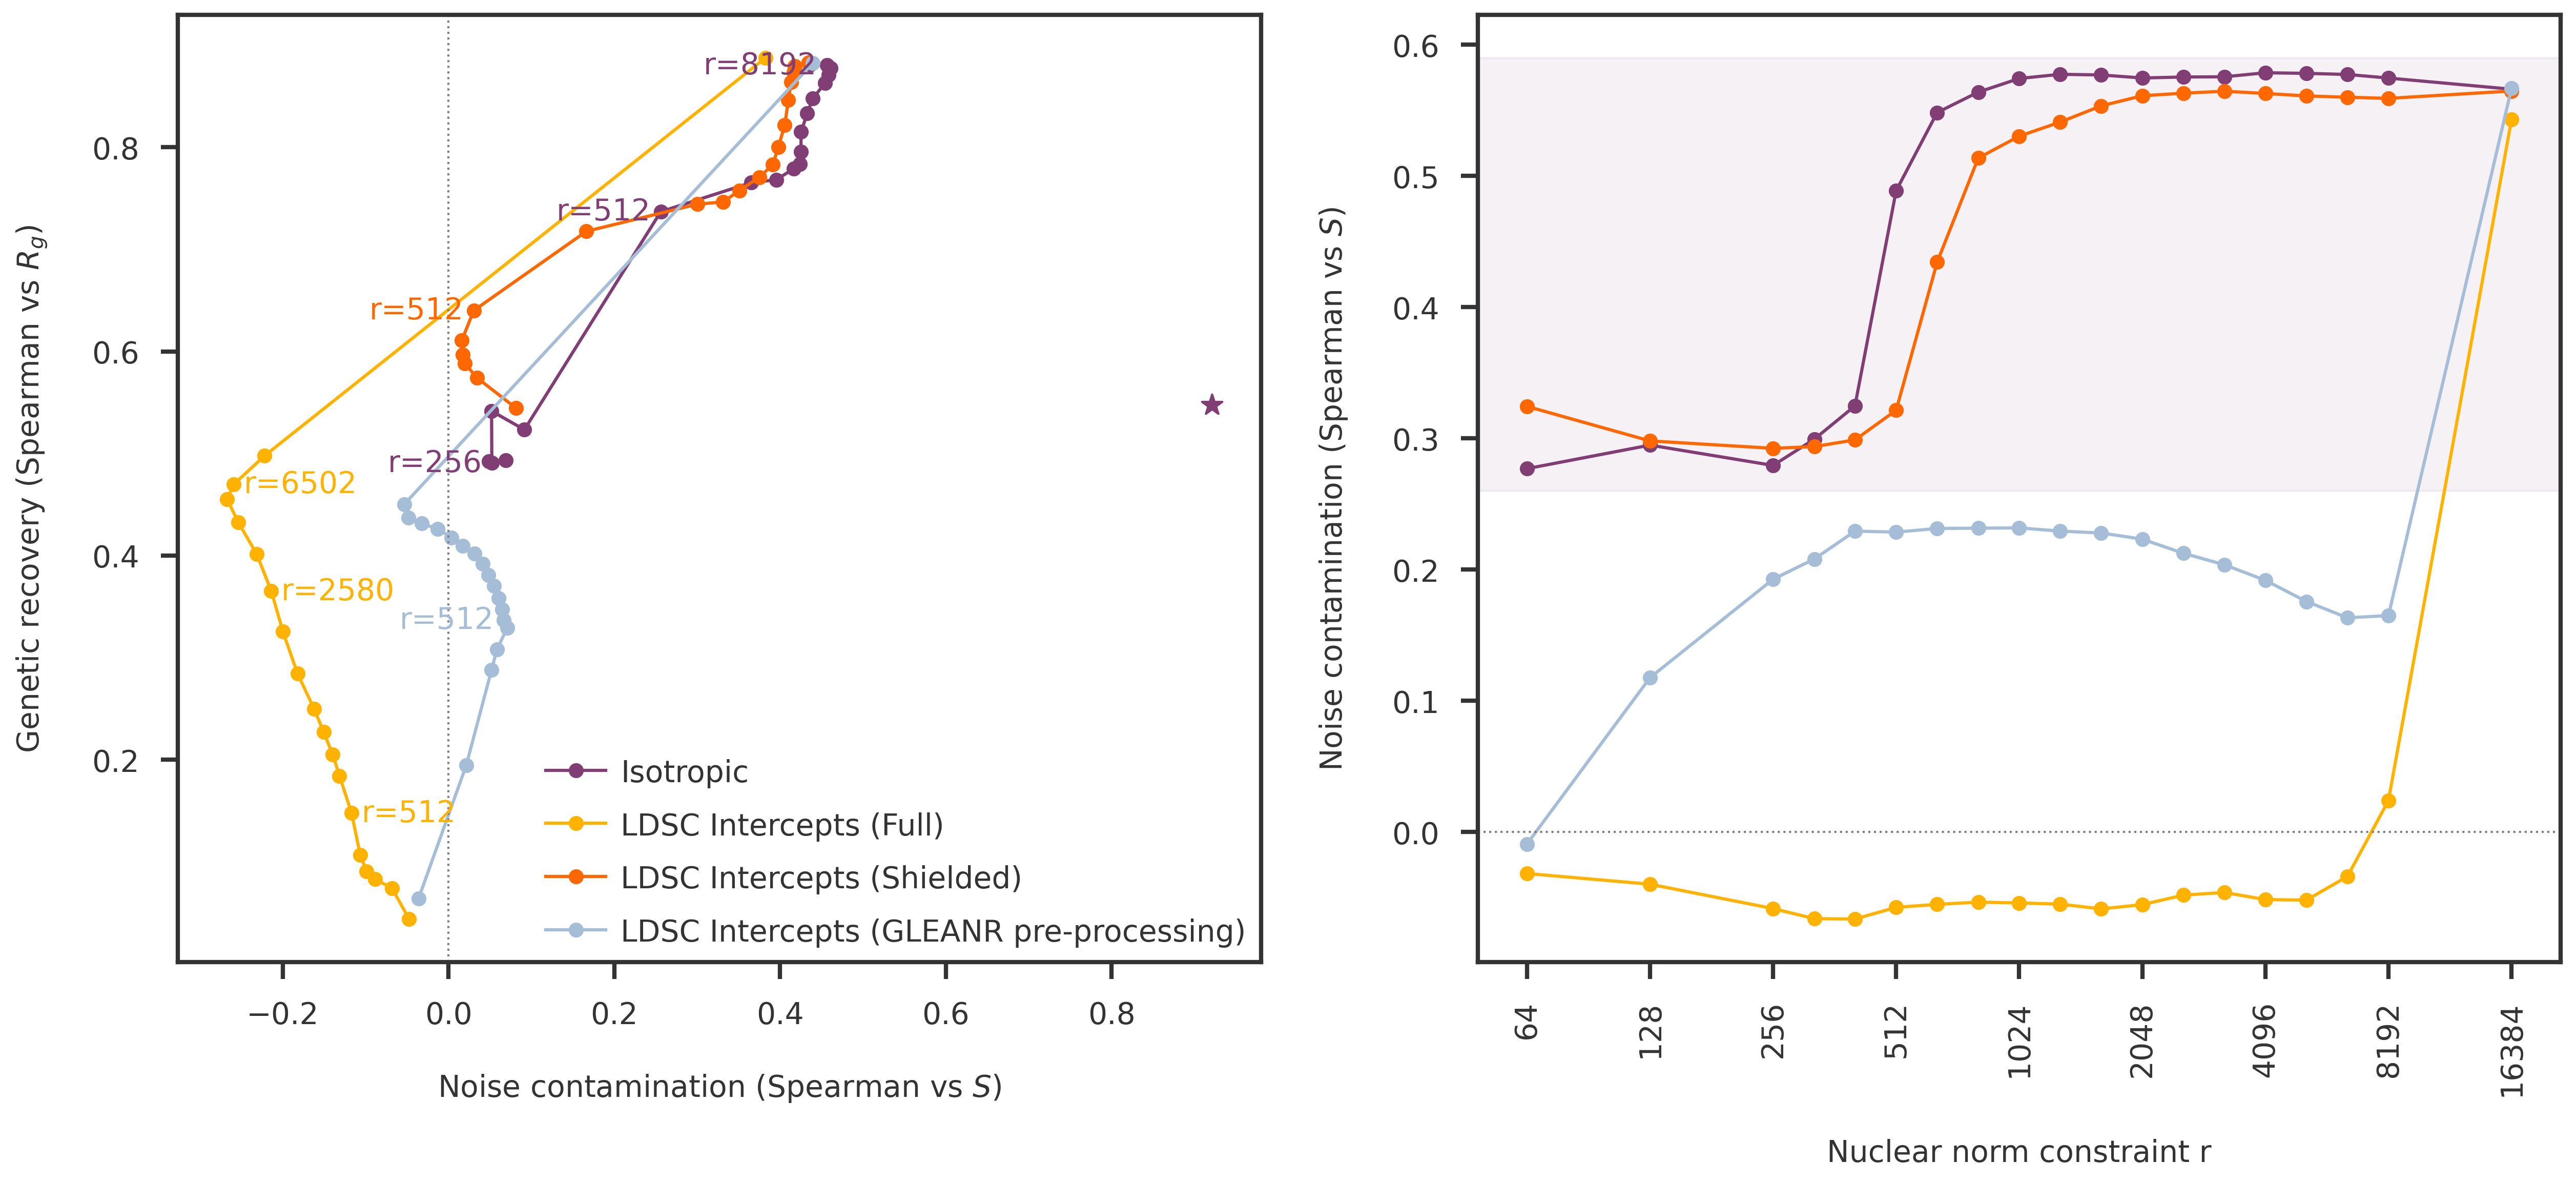
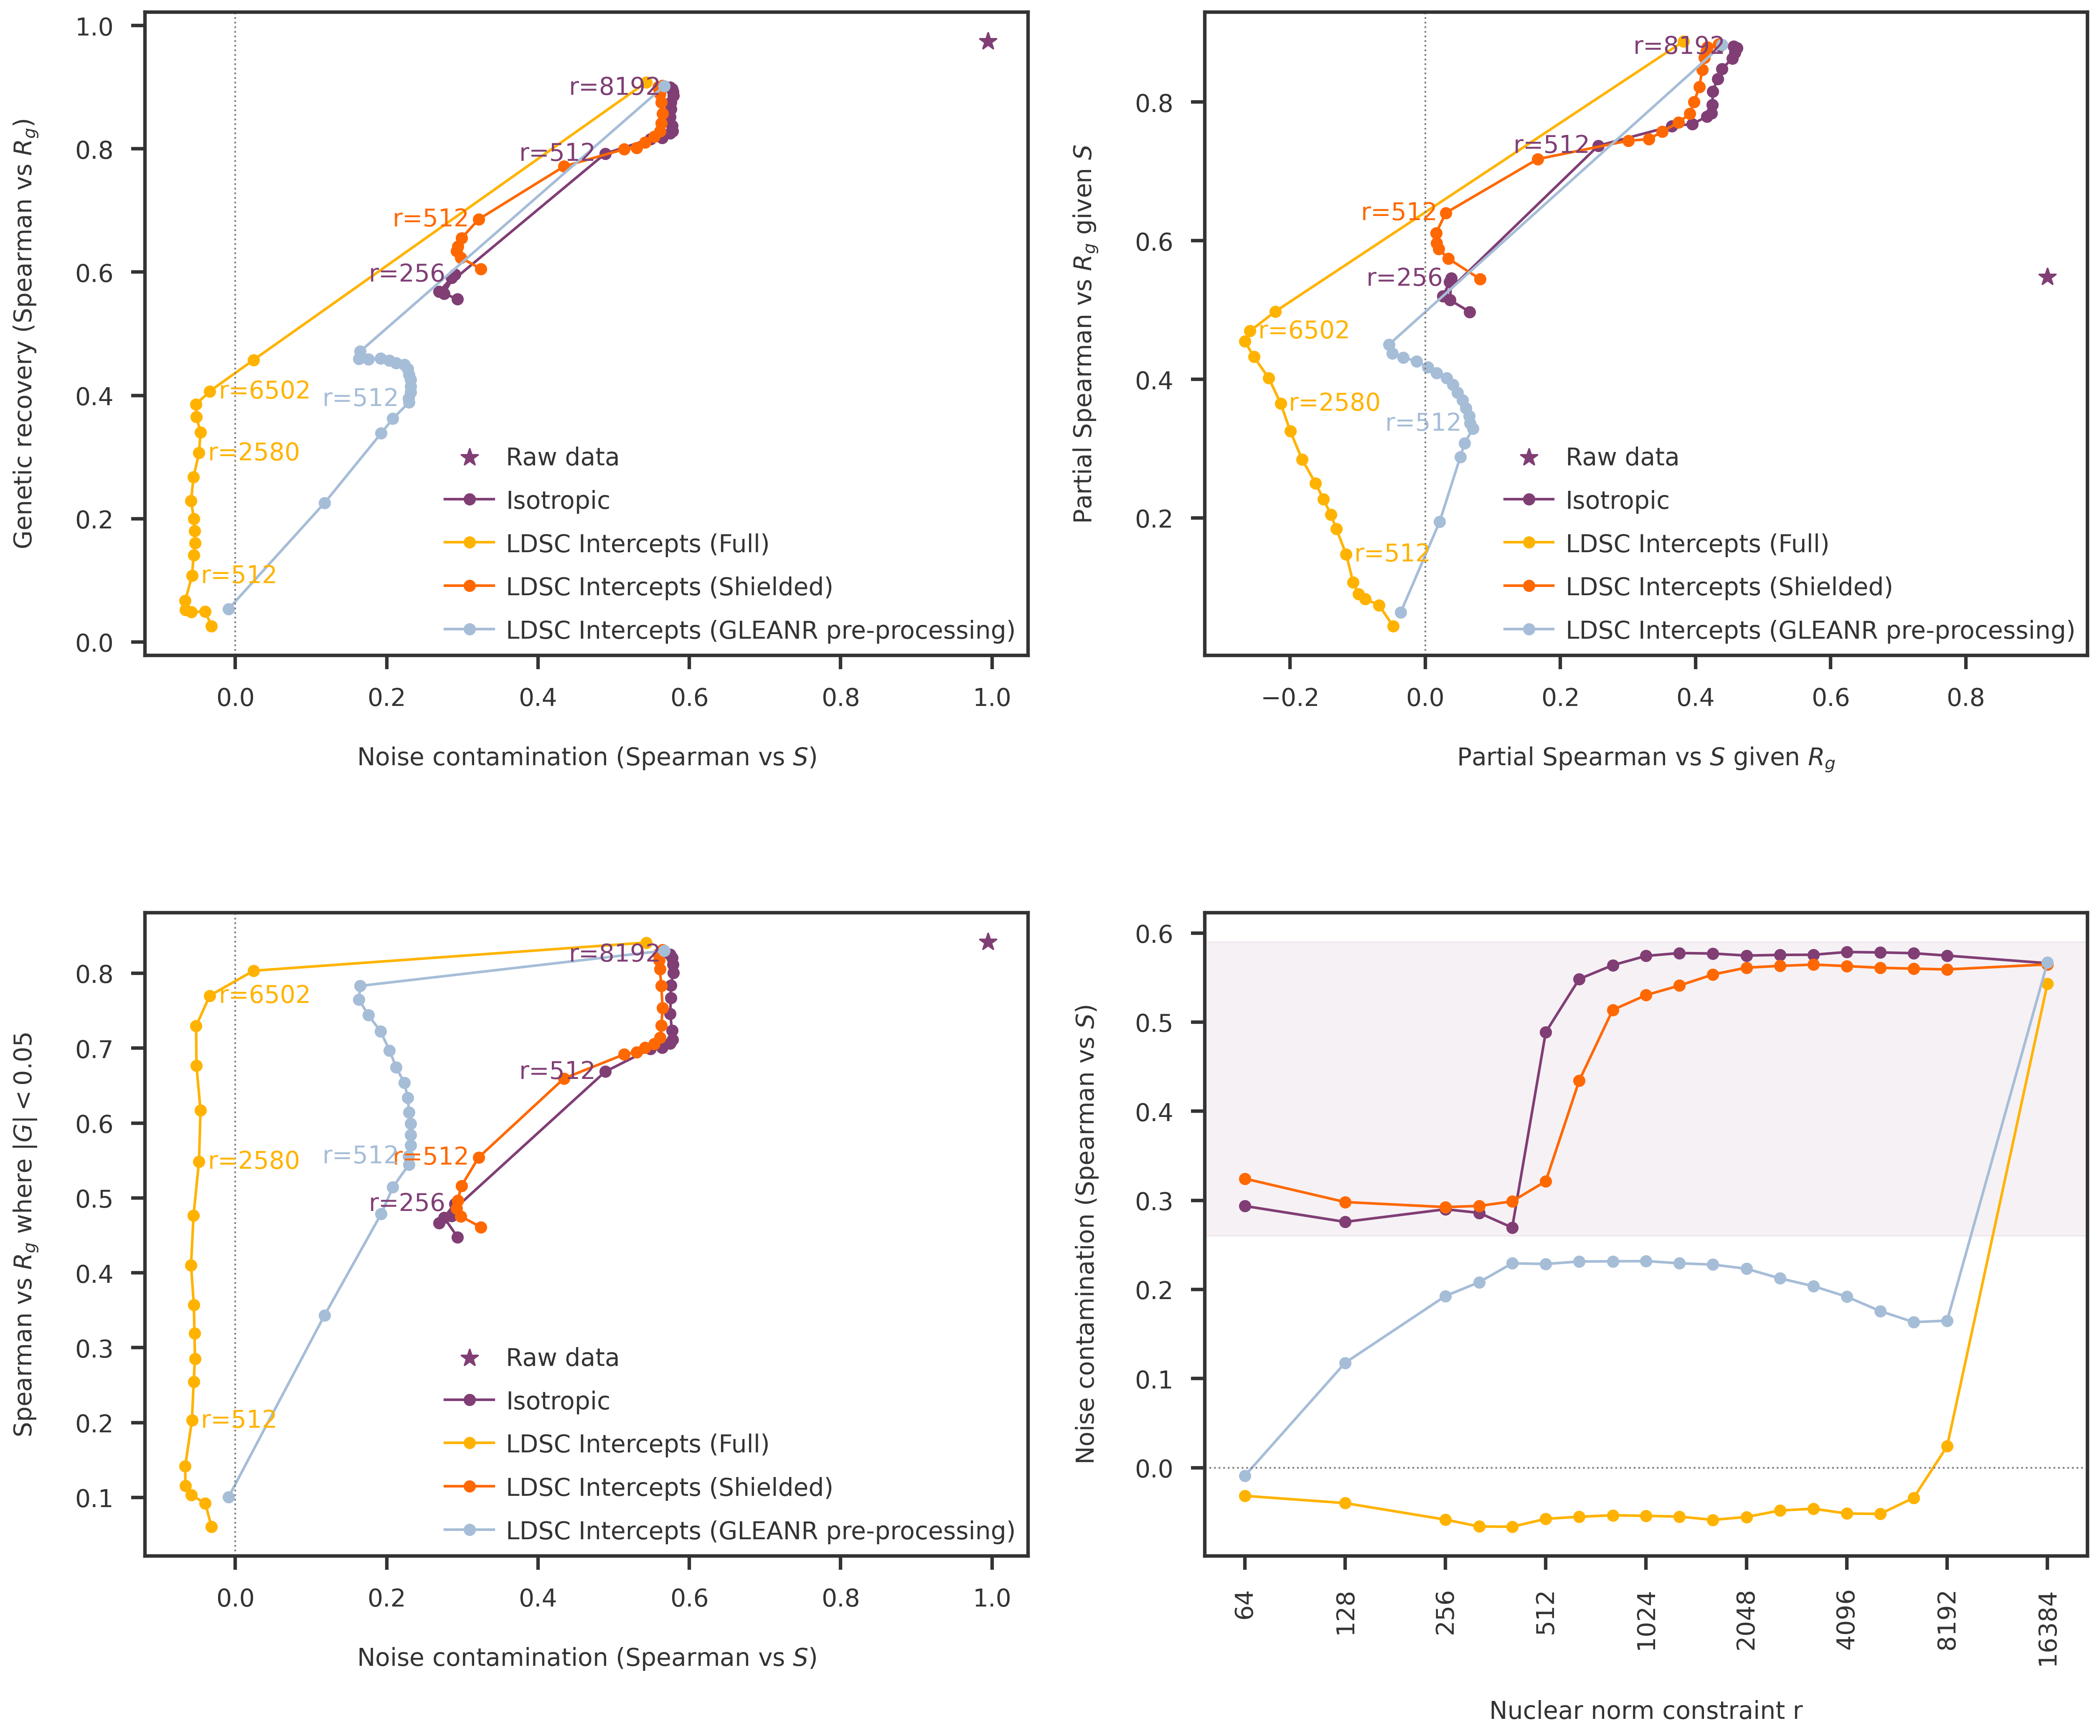
The notebook cell's code change between the first figure and the second:
--- before
+++ after
@@ -48,56 +48,101 @@
 }
 
-fig = plt.figure(figsize = (20,8))
-gs  = fig.add_gridspec(nrows=1, ncols=2, wspace=0.2, hspace=0)
+fig = plt.figure(figsize = (20,16))
+gs  = fig.add_gridspec(nrows=2, ncols=2, wspace=0.2, hspace=0.4)
 ax1 = fig.add_subplot(gs[0, 0])
 ax2 = fig.add_subplot(gs[0, 1])
+ax3 = fig.add_subplot(gs[1, 0])
+ax4 = fig.add_subplot(gs[1, 1])
 
-xcolname = "partial_noise_given_rg"
-ycolname = "partial_rg_given_noise"
-# xcolname = "spearman_vs_noise"
-# ycolname = "spearman_vs_rg"
-lines = {}
-for vname, vparams in plot_variants.items():
-    df = recovery_df[vname]
-    lines[vname], = ax1.plot(df[xcolname], df[ycolname], 'o-', label=vparams['label'])
+def make_spearman_plot(
+    ax, xcolname, ycolname,
+    xlabel, ylabel,
+    show_raw_ref=False, 
+    line_colors=None,
+):
+    # plot_variants
+    # recovery_df
+    # recovery_df_raw
+    
+    if show_raw_ref:
+        ax.scatter(recovery_df_raw[xcolname], recovery_df_raw[ycolname], 
+                   marker="*", s=100, label="Raw data")
+    
+    lines = {}
+    for vname, vparams in plot_variants.items():
+        df = recovery_df[vname]
+        lines[vname], = ax.plot(df[xcolname], df[ycolname], 'o-', label=vparams['label'])
+        
+    if line_colors is None:
+        line_colors = {vname: lines[vname].get_color() for vname in plot_variants.keys()}
 
-def make_tag_on_lines(df, rlist, dx, dy, color, ha='left'):
-    for r in rlist:
-        x, y = df.loc[r, xcolname], df.loc[r, ycolname]
-        ax1.annotate(f'r={r}', (x,y), (x+dx,y+dy), color=color, ha=ha, va='center')
-ax1.axvline(0, color='gray', lw=1, ls='dotted')
-        
-for vname, vparams in plot_variants.items():
-    make_tag_on_lines(
-        recovery_df[vname], vparams['tag_locs'], 
-        vparams['tag_dx'], vparams['tag_dy'], 
-        lines[vname].get_color(),
-        ha=vparams['tag_ha'],
-    )
+    def make_tag_on_lines(df, rlist, dx, dy, color, ha='left'):
+        for r in rlist:
+            x, y = df.loc[r, xcolname], df.loc[r, ycolname]
+            ax.annotate(f'r={r}', (x,y), (x+dx,y+dy), color=color, ha=ha, va='center')
+    ax.axvline(0, color='gray', lw=1, ls='dotted')
+
+    for vname, vparams in plot_variants.items():
+        make_tag_on_lines(
+            recovery_df[vname], vparams['tag_locs'], 
+            vparams['tag_dx'], vparams['tag_dy'], 
+            line_colors[vname],
+            ha=vparams['tag_ha'],
+        )
+
+    ax.legend(handlelength=2)
+    ax.set_xlabel(xlabel)
+    ax.set_ylabel(ylabel)
     
-ax1.scatter(recovery_df_raw[xcolname], recovery_df_raw[ycolname], marker="*", s=100)
+    return line_colors
     
-ax1.legend(handlelength=2)
-ax1.set_xlabel(r"Noise contamination (Spearman vs $S$)")
-ax1.set_ylabel(r"Genetic recovery (Spearman vs $R_g$)")
-# ax1.set_ylabel(r"Genetic recovery (Spearman vs $R_g$ where $|G| < 0.05$ )")
+line_colors = make_spearman_plot(
+    ax1, 
+    "spearman_vs_noise", 
+    "spearman_vs_rg",
+    r"Noise contamination (Spearman vs $S$)", 
+    r"Genetic recovery (Spearman vs $R_g$)",
+    show_raw_ref=True,
+    line_colors=None,
+)
+
+_ = make_spearman_plot(
+    ax2, 
+    "partial_noise_given_rg", 
+    "partial_rg_given_noise",
+    r"Partial Spearman vs $S$ given $R_g$", 
+    r"Partial Spearman vs $R_g$ given $S$",
+    show_raw_ref=True,
+    line_colors=line_colors,
+)
+
+_ = make_spearman_plot(
+    ax3, 
+    "spearman_vs_noise", 
+    "spearman_vs_rg_clean",
+    r"Noise contamination (Spearman vs $S$)", 
+    r"Spearman vs $R_g$ where $|G| < 0.05$",
+    show_raw_ref=True,
+    line_colors=line_colors,
+)
 
 ycolname = "spearman_vs_noise"
 x, xticks, xlabels  = get_r_scaled(rank_list, scale="log2")
+
 for vname, vparams in plot_variants.items():
     df = recovery_df[vname]
-    ax2.plot(x, df[ycolname], 'o-', label=vparams['label'], color=lines[vname].get_color())
+    ax4.plot(x, df[ycolname], 'o-', label=vparams['label'], color=line_colors[vname])
     
-ax2.axhline(0, color='gray', lw=1, ls='dotted')
-ax2.axhspan(0.26, 0.59, color=lines['identity'].get_color(), alpha=0.07)
+ax4.axhline(0, color='gray', lw=1, ls='dotted')
+ax4.axhspan(0.26, 0.59, color=line_colors['identity'], alpha=0.07)
 
-ax2.set_xticks(xticks)
-ax2.set_xticklabels(xlabels, rotation=90)
-ax2.set_xlabel("Nuclear norm constraint r")
-ax2.set_ylabel(r"Noise contamination (Spearman vs $S$)")
+ax4.set_xticks(xticks)
+ax4.set_xticklabels(xlabels, rotation=90)
+ax4.set_xlabel("Nuclear norm constraint r")
+ax4.set_ylabel(r"Noise contamination (Spearman vs $S$)")
 
 
-# outfile_name=f"figures/pgc_recovery_contamination_tradeoff_78_traits"
-# plt.savefig(f"{outfile_name}.pdf", bbox_inches='tight')
-# plt.savefig(f"{outfile_name}.png", bbox_inches='tight')
+outfile_name=f"figures/pgc_recovery_contamination_tradeoff_78_traits"
+plt.savefig(f"{outfile_name}.pdf", bbox_inches='tight')
+plt.savefig(f"{outfile_name}.png", bbox_inches='tight')
 plt.show()

Commit: Variations of Spearman correlation